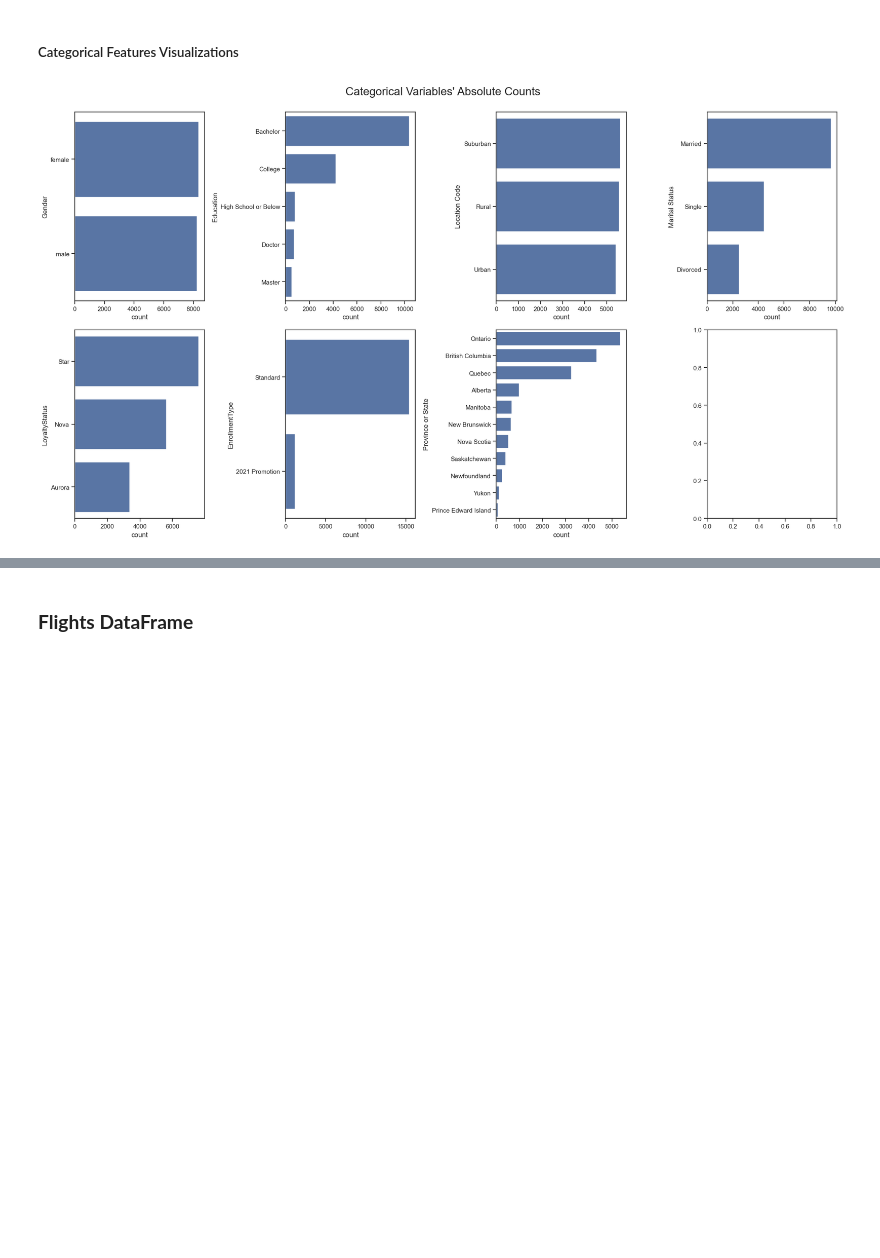
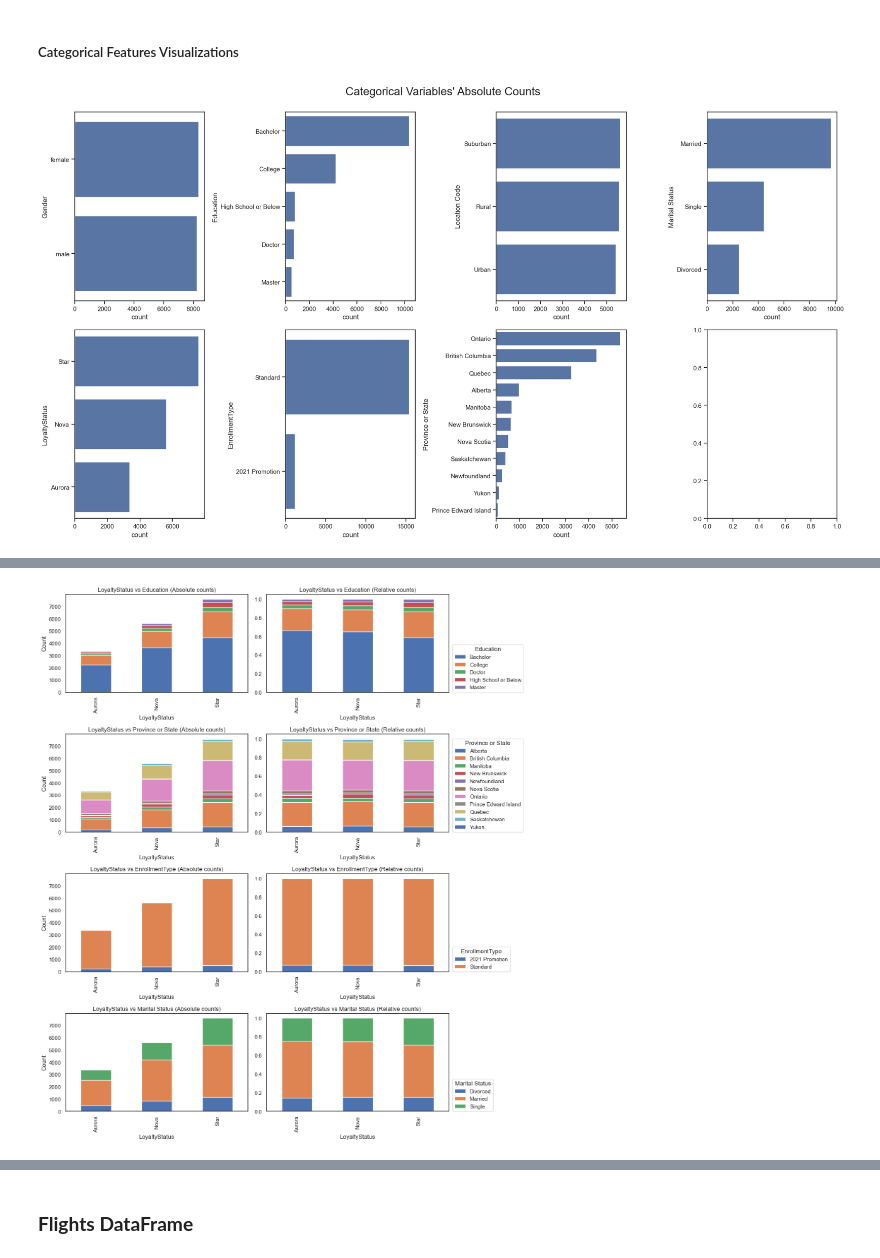
Before and after one commit to luisbdavila/Airline_Customer_Segmentation_DataMining_Project_Python, a Jupyter notebook: 1_Delivery/Code/EDA.ipynb, the cells around one changed output, grey strips where cells are left out. Drawn from its saved outputs; the diff is of its cells as text; code cells hidden in the pictures; blank space fills up the shorter version.

```diff
--- a/1_Delivery/Code/EDA.ipynb
+++ b/1_Delivery/Code/EDA.ipynb
@@ -721,0 +740,73 @@ plt.show()
+# %%
+cat1 = 'LoyaltyStatus'
+
+fig, axes = plt.subplots(4, 2, figsize=(14, 16))
+
+# --- 1. LoyaltyStatus vs Education (Absolute counts)
+cat2 = 'Education'
+catpc_df = df_AIAI_Customers.groupby([cat1, cat2])[cat2].size().unstack()
+catpc_df.plot.bar(stacked=True, ax=axes[0, 0])
+axes[0, 0].set_title('LoyaltyStatus vs Education (Absolute counts)')
+axes[0, 0].set_xlabel('LoyaltyStatus')
+axes[0, 0].set_ylabel('Count')
+axes[0, 0].legend([], frameon=False)
+
+# --- 2. LoyaltyStatus vs Education (Relative counts)
+catpc_df2 = df_AIAI_Customers.groupby([cat1, cat2])[cat2].size() / df_AIAI_Customers.groupby([cat1])[cat2].size()
+catpc_df2.unstack().plot.bar(stacked=True, ax=axes[0, 1])
+axes[0, 1].set_title('LoyaltyStatus vs Education (Relative counts)')
+axes[0, 1].set_xlabel('LoyaltyStatus')
+axes[0, 1].legend(title='Education', loc=(1.02, 0))
+
+# --- 3. LoyaltyStatus vs Province or State (Absolute counts)
+cat2 = 'Province or State'
+catpc_df3 = df_AIAI_Customers.groupby([cat1, cat2])[cat2].size().unstack()
+catpc_df3.plot.bar(stacked=True, ax=axes[1, 0])
+axes[1, 0].set_title('LoyaltyStatus vs Province or State (Absolute counts)')
+axes[1, 0].set_xlabel('LoyaltyStatus')
+axes[1, 0].set_ylabel('Count')
+axes[1, 0].legend([], frameon=False)
+
+# --- 4. LoyaltyStatus vs Province or State (Relative counts)
+catpc_df4 = df_AIAI_Customers.groupby([cat1, cat2])[cat2].size() / df_AIAI_Customers.groupby([cat1])[cat2].size()
+catpc_df4.unstack().plot.bar(stacked=True, ax=axes[1, 1])
+axes[1, 1].set_title('LoyaltyStatus vs Province or State (Relative counts)')
+axes[1, 1].set_xlabel('LoyaltyStatus')
+axes[1, 1].legend(title='Province or State', loc=(1.02, 0))
+
+# --- 5. LoyaltyStatus vs EnrollmentType (Absolute counts)
+cat2 = 'EnrollmentType'
+catpc_df5 = df_AIAI_Customers.groupby([cat1, cat2])[cat2].size().unstack()
+catpc_df5.plot.bar(stacked=True, ax=axes[2, 0])
+axes[2, 0].set_title('LoyaltyStatus vs EnrollmentType (Absolute counts)')
+axes[2, 0].set_xlabel('LoyaltyStatus')
+axes[2, 0].set_ylabel('Count')
+axes[2, 0].legend([], frameon=False)
+
+# --- 6. LoyaltyStatus vs EnrollmentType (Relative counts)
+catpc_df6 = df_AIAI_Customers.groupby([cat1, cat2])[cat2].size() / df_AIAI_Customers.groupby([cat1])[cat2].size()
+catpc_df6.unstack().plot.bar(stacked=True, ax=axes[2, 1])
+axes[2, 1].set_title('LoyaltyStatus vs EnrollmentType (Relative counts)')
+axes[2, 1].set_xlabel('LoyaltyStatus')
+axes[2, 1].legend(title='EnrollmentType', loc=(1.02, 0))
+
+# --- 7. LoyaltyStatus vs Marital Status (Absolute counts)
+cat2 = 'Marital Status'
+catpc_df7 = df_AIAI_Customers.groupby([cat1, cat2])[cat2].size().unstack()
+catpc_df7.plot.bar(stacked=True, ax=axes[3, 0])
+axes[3, 0].set_title('LoyaltyStatus vs Marital Status (Absolute counts)')
+axes[3, 0].set_xlabel('LoyaltyStatus')
+axes[3, 0].set_ylabel('Count')
+axes[3, 0].legend([], frameon=False)
+
+# --- 8. LoyaltyStatus vs Marital Status (Relative counts)
+catpc_df8 = df_AIAI_Customers.groupby([cat1, cat2])[cat2].size() / df_AIAI_Customers.groupby([cat1])[cat2].size()
+catpc_df8.unstack().plot.bar(stacked=True, ax=axes[3, 1])
+axes[3, 1].set_title('LoyaltyStatus vs Marital Status (Relative counts)')
+axes[3, 1].set_xlabel('LoyaltyStatus')
+axes[3, 1].legend(title='Marital Status', loc=(1.02, 0))
+
+plt.tight_layout()
+plt.show()
+# %% [output]
+[figure, added]
```
Also changed, not shown: parts of 11 cells of this notebook, 1 other file.
